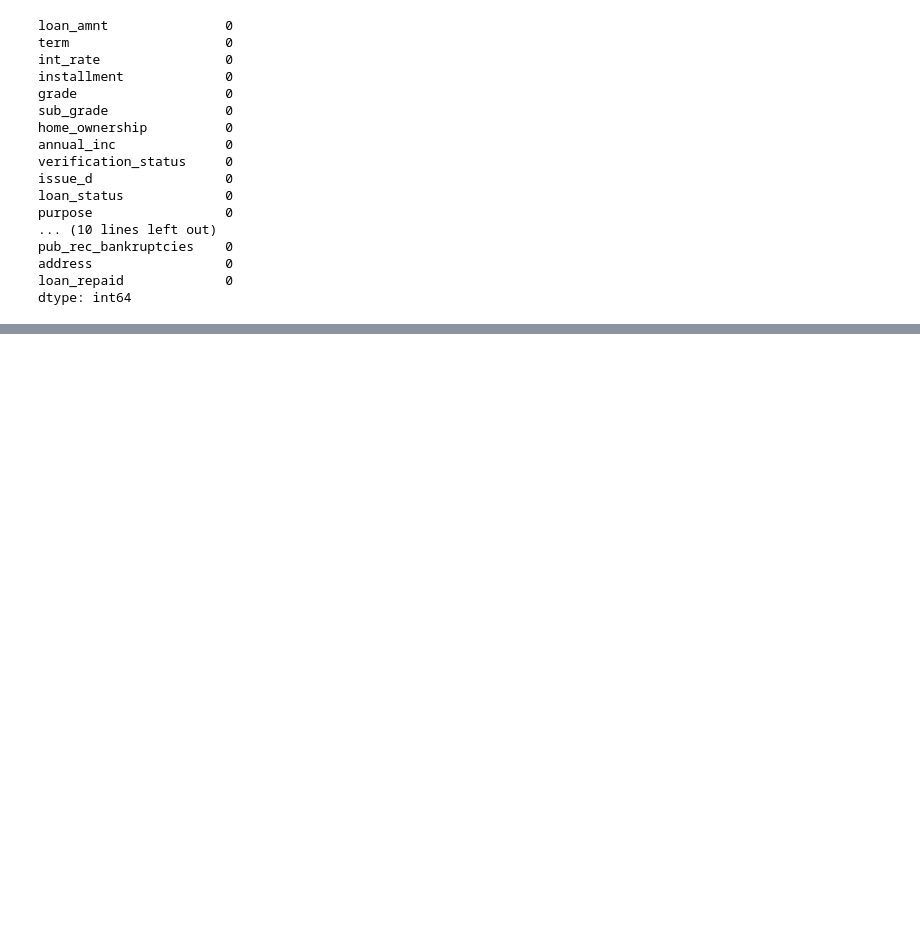
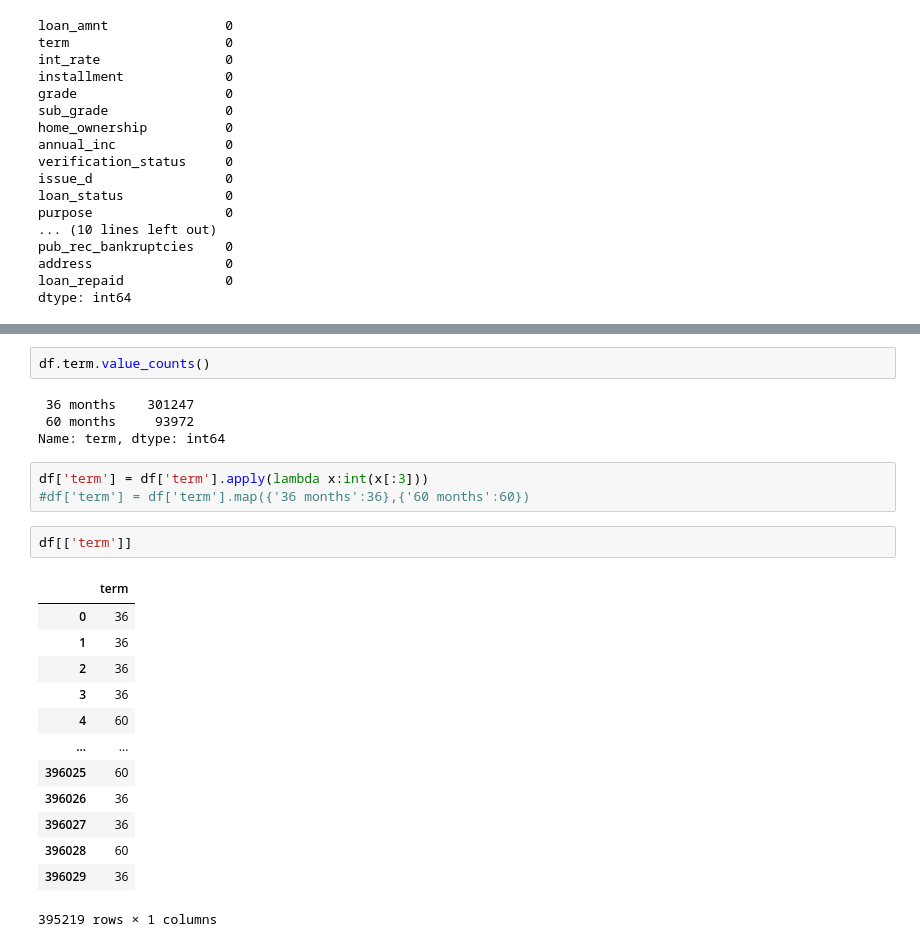
Before and after one commit to dagash007/LOAN-PAYMENT-PREDICTION, a Jupyter notebook: LOAN PAYMENT PREDICTION.ipynb, the cells around one changed output, grey strips where cells are left out. Drawn from its saved outputs; the diff is of its cells as text; blank space fills up the shorter version.

```diff
--- a/LOAN PAYMENT PREDICTION.ipynb
+++ b/LOAN PAYMENT PREDICTION.ipynb
@@ -381,0 +389,25 @@ dtype: int64
+# %%
+df.term.value_counts()
+# %% [output]
+ 36 months    301247
+ 60 months     93972
+Name: term, dtype: int64
+# %%
+df['term'] = df['term'].apply(lambda x:int(x[:3]))
+#df['term'] = df['term'].map({'36 months':36},{'60 months':60})
+# %%
+df[['term']]
+# %% [output]
+|  | term |
+| 0 | 36 |
+| 1 | 36 |
+| 2 | 36 |
+| 3 | 36 |
+| 4 | 60 |
+| ... | ... |
+| 396025 | 60 |
+| 396026 | 36 |
+| 396027 | 36 |
+| 396028 | 60 |
+| 396029 | 36 |
+395219 rows × 1 columns
```
Also changed, not shown: parts of 18 cells of this notebook.
